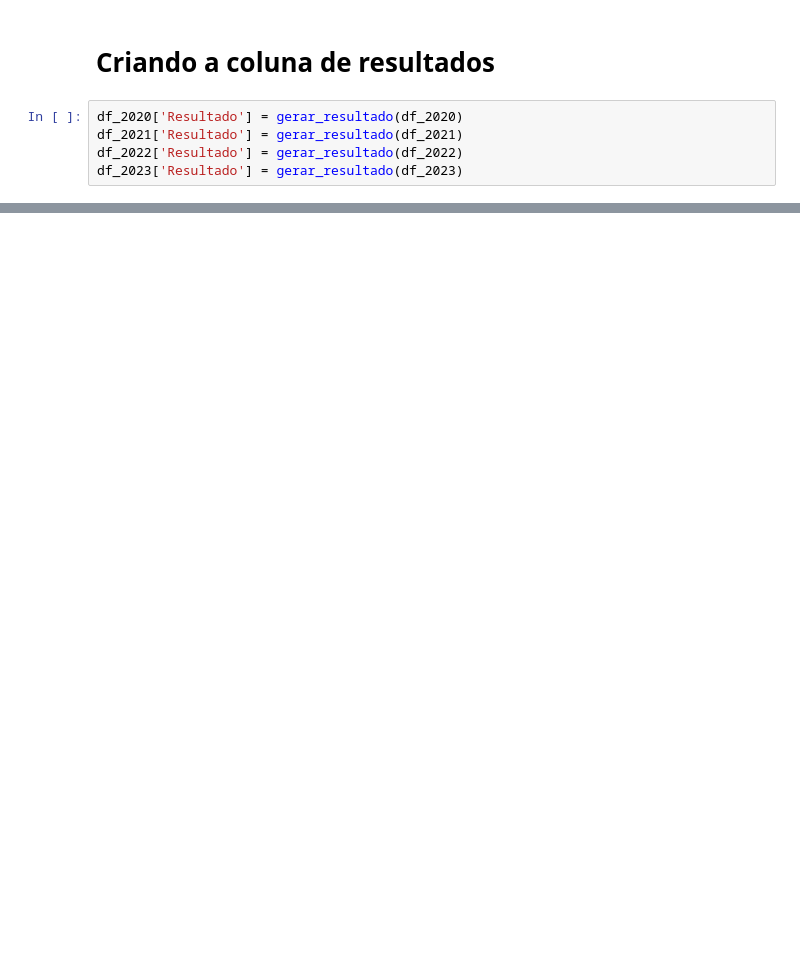
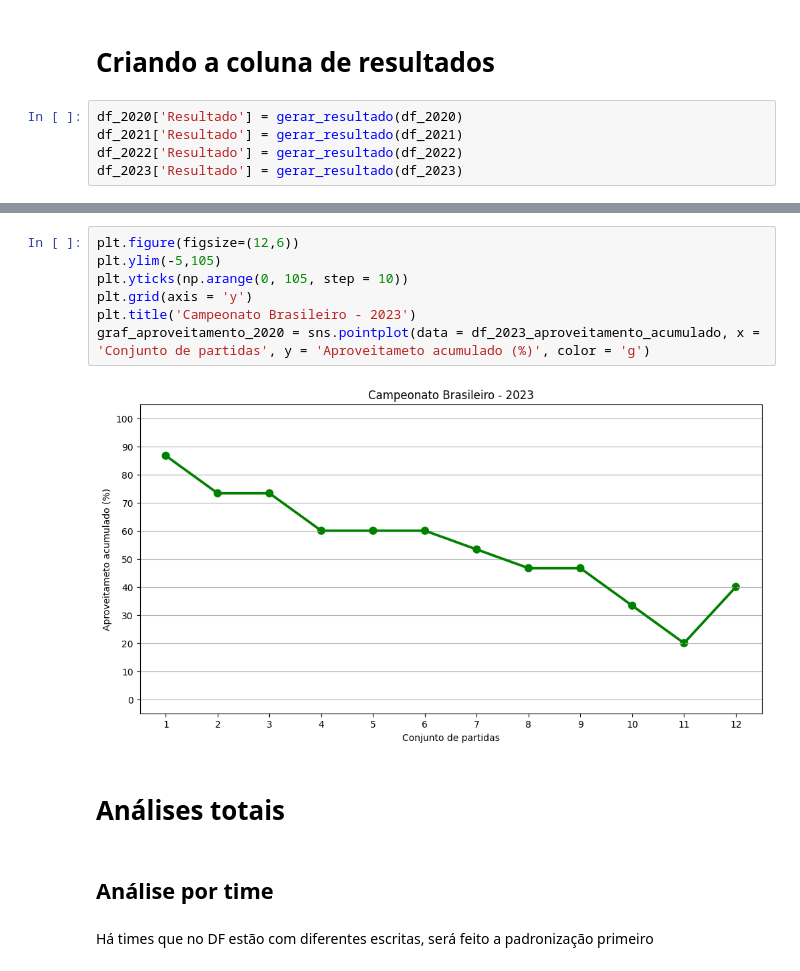
Before and after one commit to TassioCavalieri/analise_de_Abel_Ferreira_no_Campeonato_Brasileiro, a Jupyter notebook: analises.ipynb, the cells around one changed output, grey strips where cells are left out. Drawn from its saved outputs; the diff is of its cells as text; blank space fills up the shorter version.

Commit message:
Atualizando o arquivo analises
- término das análises até dia 30/07/2023
- conclusões

```diff
--- a/analises.ipynb
+++ b/analises.ipynb
@@ -47,0 +166,15 @@ df_2023['Resultado'] = gerar_resultado(df_2023)
+# %%
+plt.figure(figsize=(12,6))
+plt.ylim(-5,105)
+plt.yticks(np.arange(0, 105, step = 10))
+plt.grid(axis = 'y')
+plt.title('Campeonato Brasileiro - 2023')
+graf_aproveitamento_2020 = sns.pointplot(data = df_2023_aproveitamento_acumulado, x = 'Conjunto de partidas', y = 'Aproveitameto acumulado (%)', color = 'g')
+# %% [output]
+[figure, added]
+# %% [markdown]
+# Análises totais
+# %% [markdown]
+## Análise por time
+# %% [markdown]
+Há times que no DF estão com diferentes escritas, será feito a padronização primeiro
```
Also changed, not shown: parts of 34 cells of this notebook.
